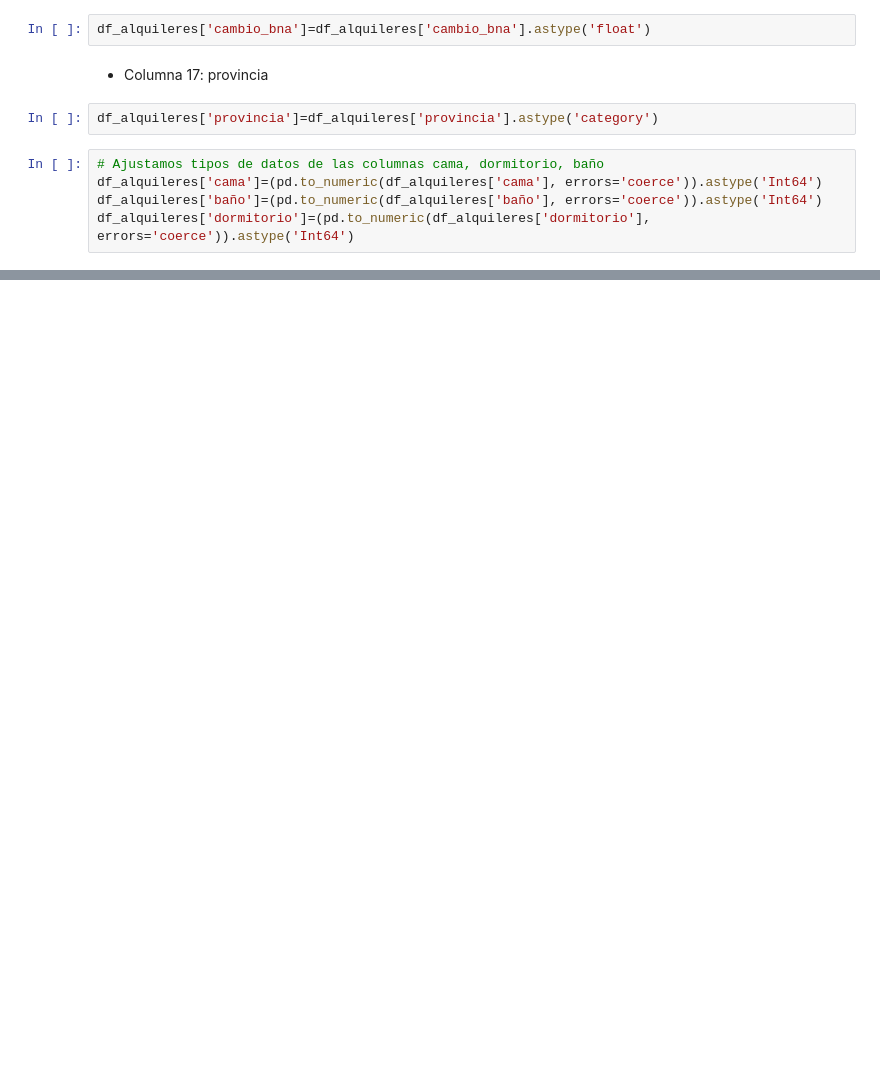
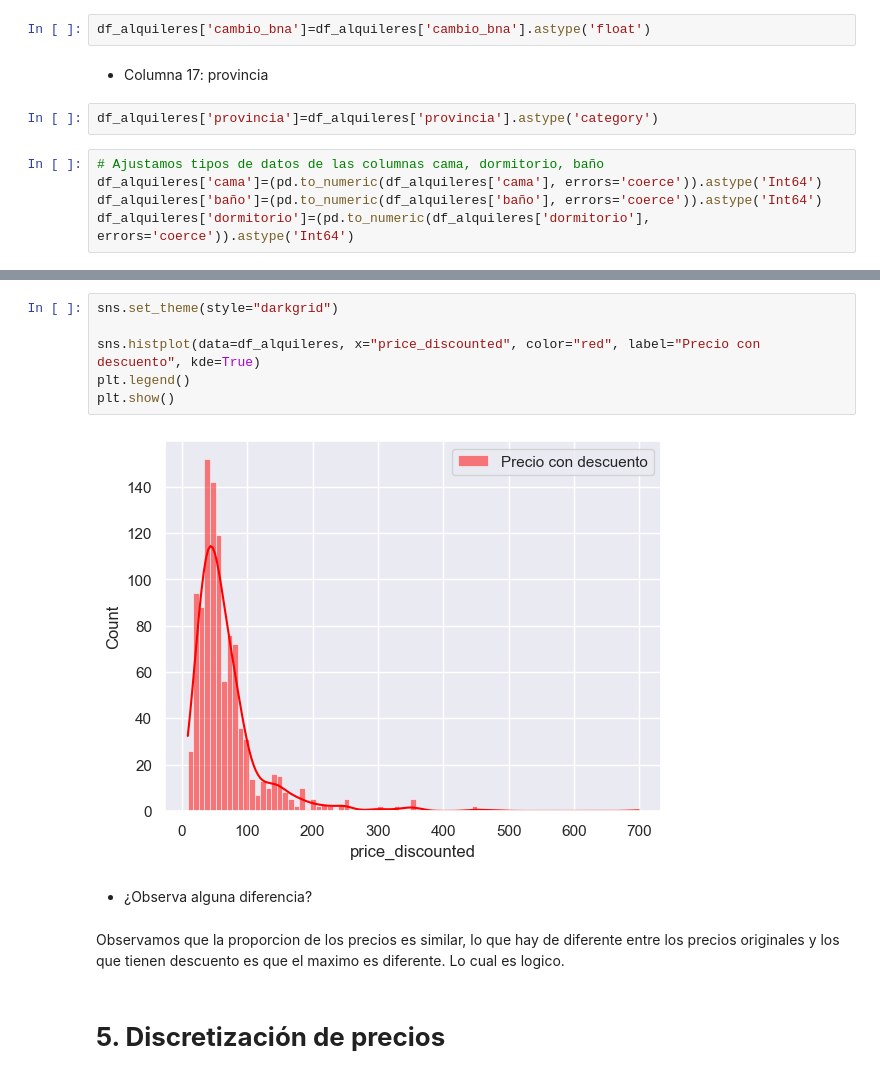
Before and after one commit to carlos1680/CPEDWObligatorio, a Jupyter notebook: trabajo.ipynb, the cells around one changed output, grey strips where cells are left out. Saved outputs shown, nothing was run; the diff lists cells and outputs as text; blank space fills up the shorter version.

```diff
--- a/trabajo.ipynb
+++ b/trabajo.ipynb
@@ -1927,0 +917,14 @@ memory usage: 159.8+ KB
+# %%
+sns.set_theme(style="darkgrid")
+
+sns.histplot(data=df_alquileres, x="price_discounted", color="red", label="Precio con descuento", kde=True)
+plt.legend()
+plt.show()
+# %% [output]
+[figure, added]
+# %% [markdown]
+* ¿Observa alguna diferencia?
+# %% [markdown]
+Observamos que la proporcion de los precios es similar, lo que hay de diferente entre los precios originales y los que tienen descuento es que el maximo es diferente. Lo cual es logico.
+# %% [markdown]
+**<h1>5. Discretización de precios</h1>**
```
Also changed, not shown: parts of 136 cells of this notebook.
